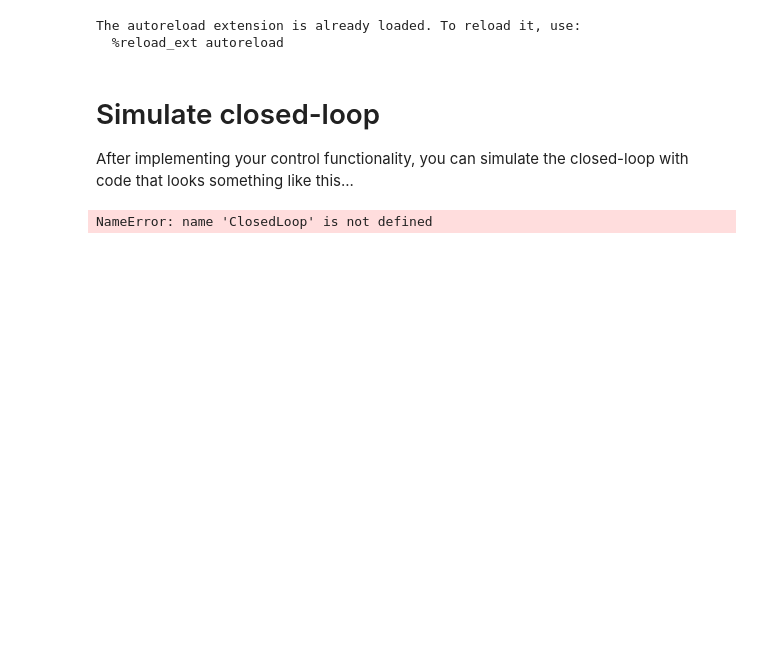
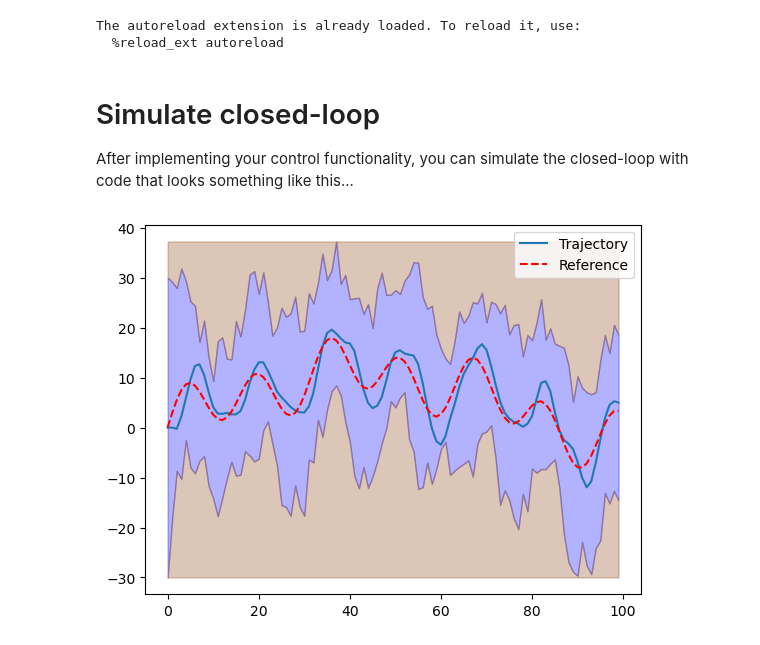
Before and after one commit to rogero55/b1-coding-practical-mt24, a Jupyter notebook: notebooks/demo.ipynb, the cells around one changed output. Saved outputs shown, nothing was run; the diff lists cells and outputs as text; code cells hidden in the pictures; blank space fills up the shorter version.

Commit message:
implemented untested controller

```diff
--- a/notebooks/demo.ipynb
+++ b/notebooks/demo.ipynb
@@ -16,20 +16,22 @@ sys.path.append(os.path.abspath('..'))
 After implementing your control functionality, you can simulate the closed-loop with code that looks something like this...
 # %%
 # Import relevant modules
-from uuv_mission import Submarine
+from uuv_mission import *
 from pathlib import Path
 
 
 # get current directory then move to data/mission.csv
 dir = Path.cwd()
 data_dir = dir.parent/"data/mission.csv "
 
 sub = Submarine()
-# Instantiate your controller (depending on your implementation)
+
+controller = PD_Controller()
+
 closed_loop = ClosedLoop(sub, controller)
-mission = Mission.from_csv("path/to/file") # You must implement this method in the Mission class
+mission = Mission.from_csv(data_dir) # You must implement this method in the Mission class
 
 trajectory = closed_loop.simulate_with_random_disturbances(mission)
 trajectory.plot_completed_mission(mission)
 # %% [output]
-NameError: name 'ClosedLoop' is not defined
+[figure, added]
```
Also changed, not shown: 3 other files.
